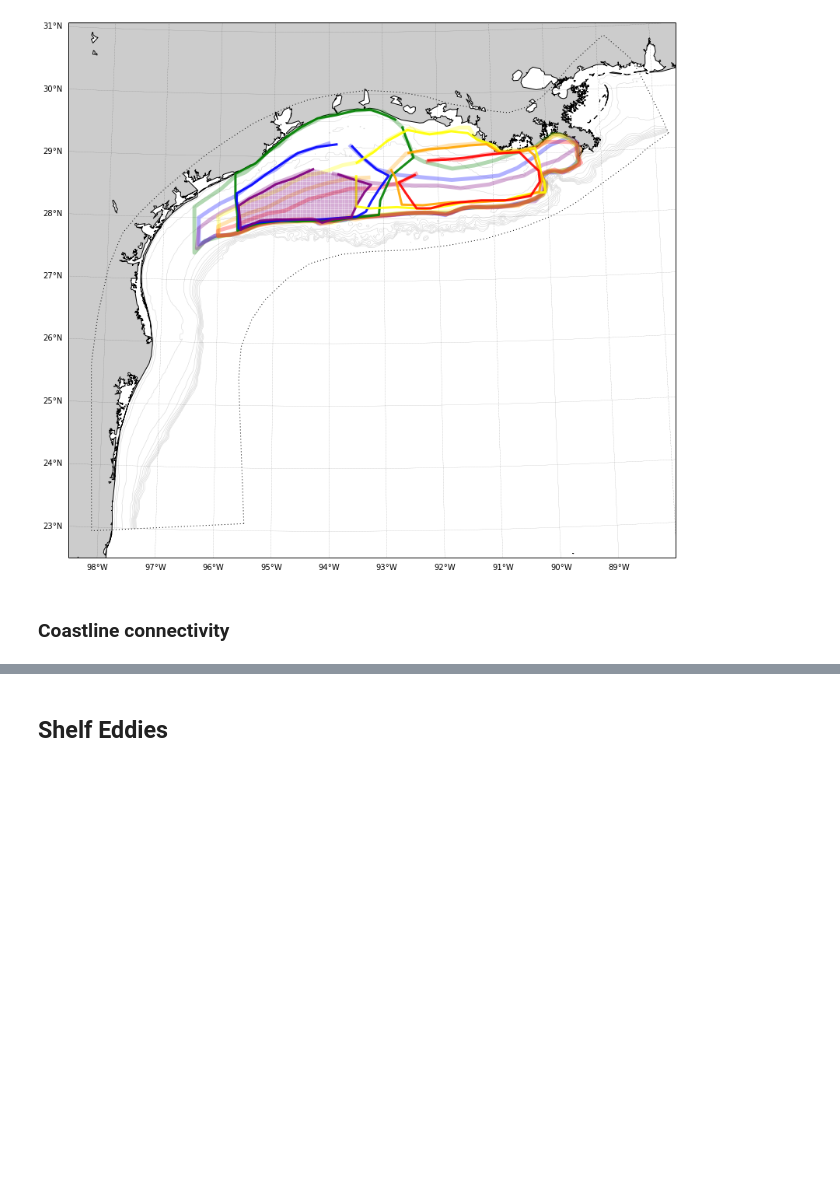
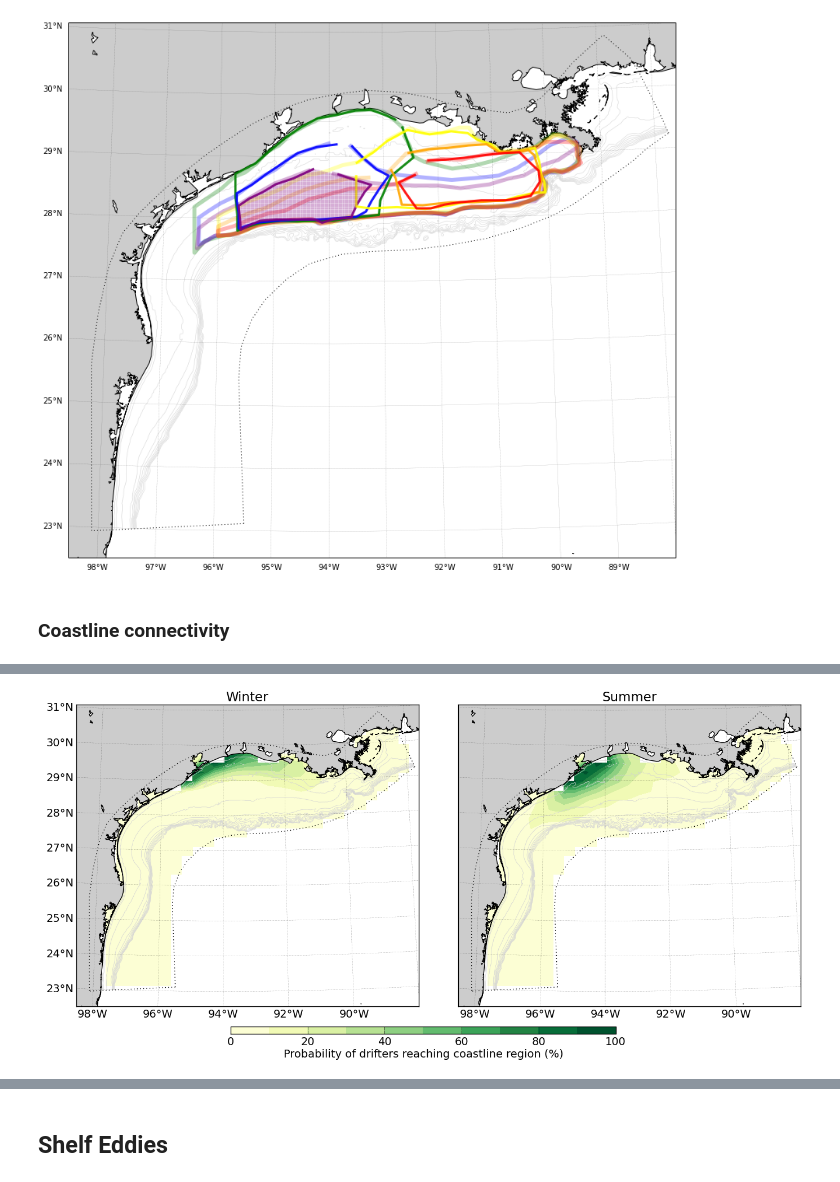
Before and after one commit to kthyng/shelf_transport, a Jupyter notebook: notebooks/Shelf transport and eddies.ipynb, the cells around one changed output, grey strips where cells are left out. Drawn from its saved outputs; the diff is of its cells as text; code cells hidden in the pictures; blank space fills up the shorter version.

```diff
--- a/notebooks/Shelf transport and eddies.ipynb
+++ b/notebooks/Shelf transport and eddies.ipynb
@@ -152,0 +161,4 @@ d.close()
+# %%
+Image('figures/coastNTXseasonal.png')
+# %% [output]
+[figure, added]
```
Also changed, not shown: parts of 4 cells of this notebook, 1 other file.
